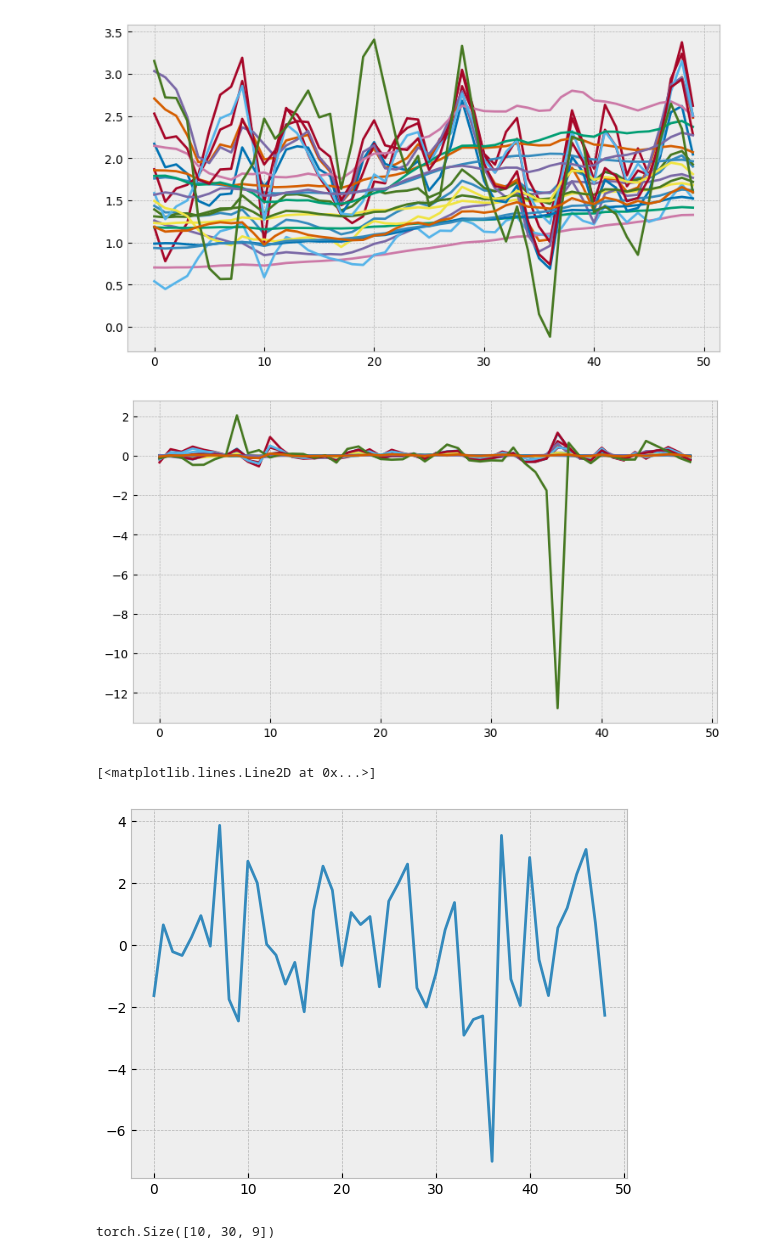
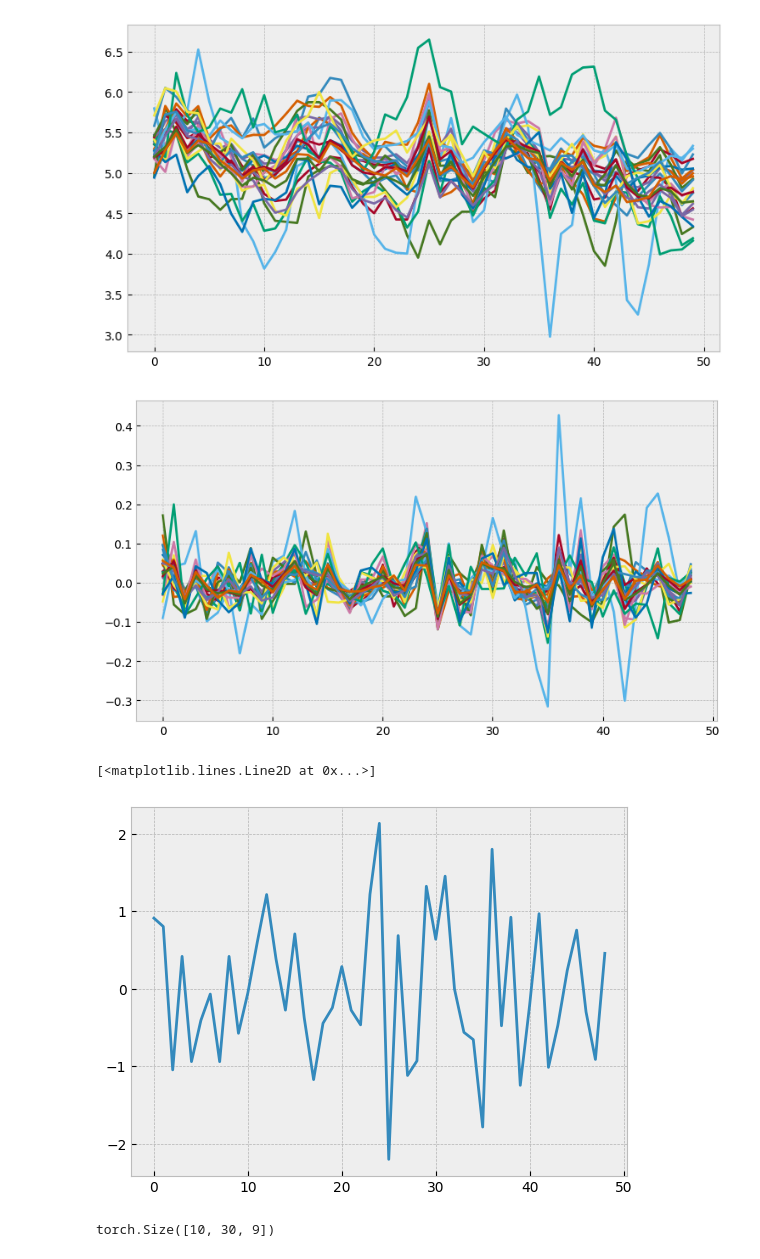
Before and after one commit to m-laprise/partialinfo, a Jupyter notebook: src/inprogress/dgp_draft.ipynb, the cells around one changed output. Saved outputs shown, nothing was run; the diff lists cells and outputs as text; code cells hidden in the pictures.

Commit message:
add random V and return M options; add Cauchy class and white noise kernels

```diff
--- a/src/inprogress/dgp_draft.ipynb
+++ b/src/inprogress/dgp_draft.ipynb
@@ -196,9 +21,7 @@ def generate_U(vcovsU: torch.Tensor,
+# %%
+vcovsU, V = _generate_DGP(t = t, m = m, r = r, kernel= 'cauchy', vtype='random')
 # %%
-t = 50
-r = 9
-m = 25
-vcovsU, V = generate_DGP(t = t, m = m, r = r)
-U = generate_U(vcovsU)
+U = _generate_U(vcovsU)
 # Plot each column as a line graph
 fig, ax = plt.subplots(1, 1, figsize=(9, 5))
 for col in range(r):
@@ -210,8 +32,0 @@ plt.show()
-# %%
-U = generate_U(vcovsU)
-# Plot each column as a line graph
-fig, ax = plt.subplots(1, 1, figsize=(9, 5))
-for col in range(r):
-    ax.plot(U[:, col], label='U_{}'.format(col))
-    ax.legend()
-plt.show()
@@ -220,12 +33,12 @@ plt.show()
 # %%
-M = U @ V
+M = U @ V.T
 
 fig, ax = plt.subplots(1, 1, figsize=(9, 5))
 for col in range(m):
     ax.plot(M[:, col])
 plt.show()
 # %% [output]
-[figure, old version]
+[figure, new version]
 # %%
 # assume each column is a price time series -- compute returns
 def fin_return(val_start, val_end):
@@ -239,12 +52,12 @@ for col in range(m):
     ax.plot(M_rets[:, col])
 plt.show()
 # %% [output]
-[figure, old version]
+[figure, new version]
 # %%
 plt.plot(M_rets.sum(dim = 1))
 # %% [output]
 [<matplotlib.lines.Line2D at 0x...>]
-[figure, old version]
+[figure, new version]
 # %%
 t = 30
 r = 9
```
Also changed, not shown: parts of 14 cells of this notebook, 4 other files.
